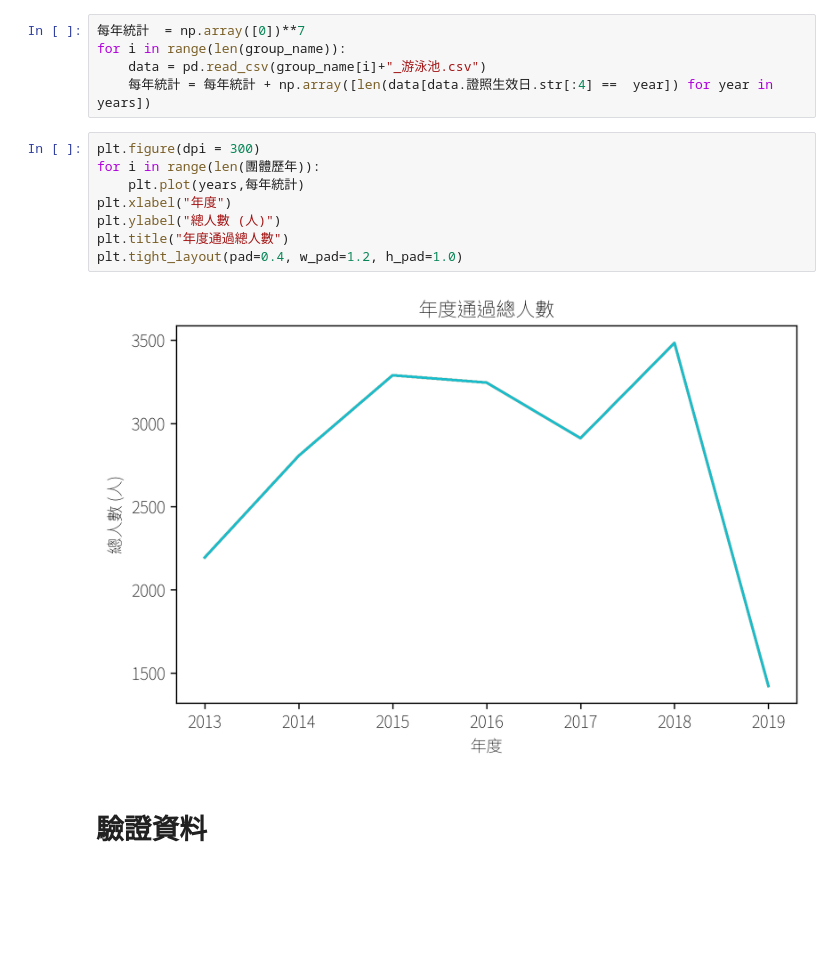
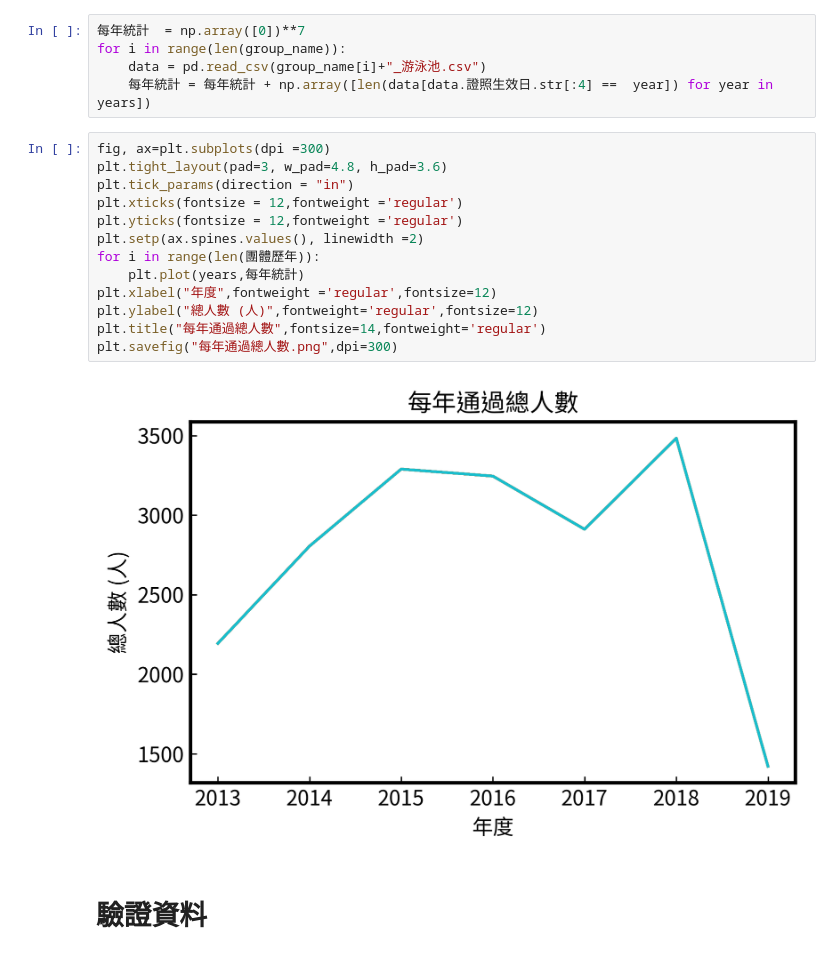
Before and after one commit to ttt50966/Lifeguard-Analysis-2020, a Jupyter notebook: 分析.ipynb, the cells around one changed output. Saved outputs shown, nothing was run; the diff lists cells and outputs as text; blank space fills up the shorter version.

```diff
--- a/分析.ipynb
+++ b/分析.ipynb
@@ -61,16 +71,21 @@ plt.tight_layout(pad=0.4, w_pad=1.2, h_pad=1.0)
 for i in range(len(group_name)):
     data = pd.read_csv(group_name[i]+"_游泳池.csv")
     每年統計 = 每年統計 + np.array([len(data[data.證照生效日.str[:4] ==  year]) for year in years])
-# %%
-plt.figure(dpi = 300)
-for i in range(len(團體歷年)):
-    plt.plot(years,每年統計)
-plt.xlabel("年度")
-plt.ylabel("總人數 (人)")
-plt.title("年度通過總人數")
-plt.tight_layout(pad=0.4, w_pad=1.2, h_pad=1.0)
-# %% [output]
-[figure, removed]
+# %%
+fig, ax=plt.subplots(dpi =300)
+plt.tight_layout(pad=3, w_pad=4.8, h_pad=3.6)
+plt.tick_params(direction = "in")
+plt.xticks(fontsize = 12,fontweight ='regular')
+plt.yticks(fontsize = 12,fontweight ='regular')
+plt.setp(ax.spines.values(), linewidth =2)
+for i in range(len(團體歷年)):
+    plt.plot(years,每年統計)
+plt.xlabel("年度",fontweight ='regular',fontsize=12)
+plt.ylabel("總人數 (人)",fontweight='regular',fontsize=12)
+plt.title("每年通過總人數",fontsize=14,fontweight='regular')
+plt.savefig("每年通過總人數.png",dpi=300)
+# %% [output]
+[figure, added]
 # %% [markdown]
 # 驗證資料
 # %%
```
Also changed, not shown: parts of 3 cells of this notebook, 4 other files.
